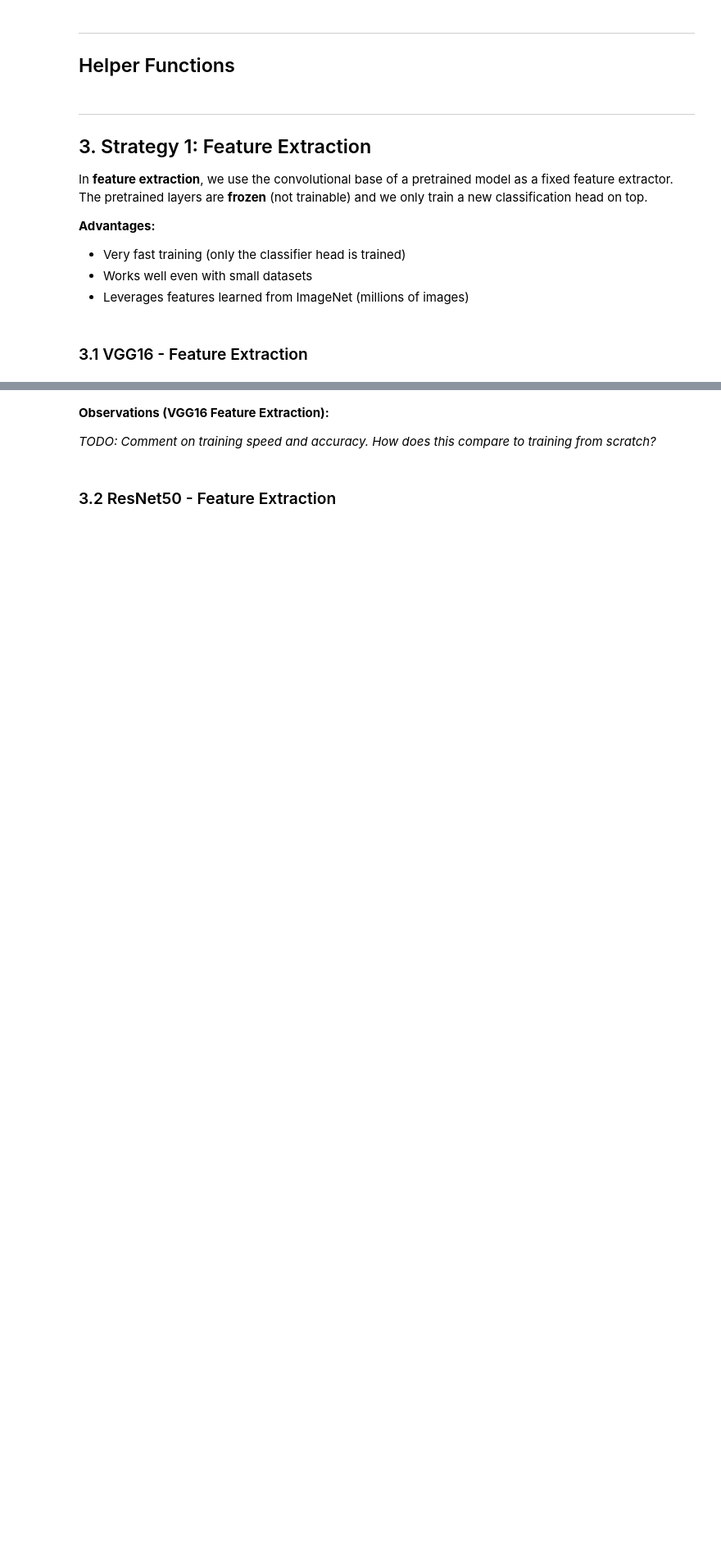
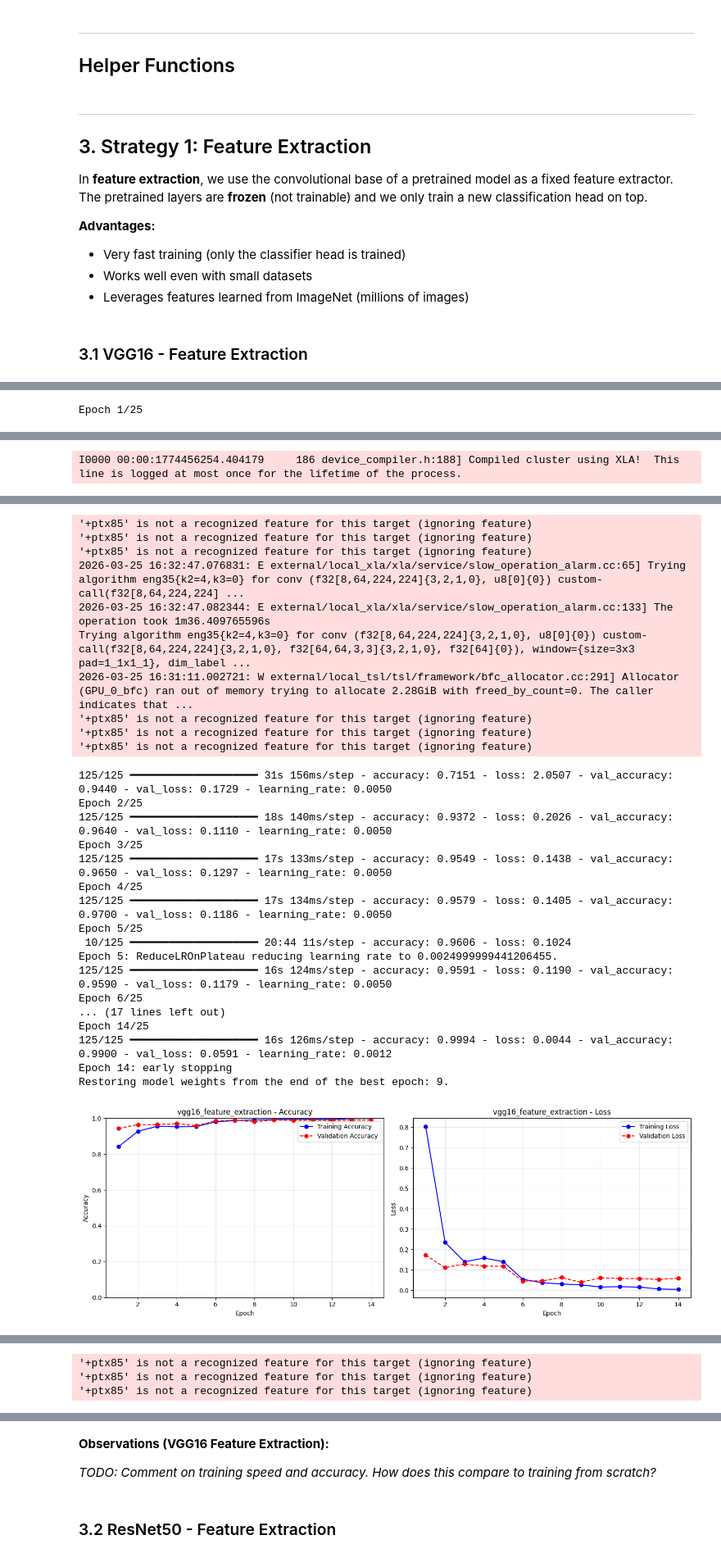
Before and after one commit to lupitia1/DL_project, a Jupyter notebook: 02_Pretrained_CNNs.ipynb, the cells around one changed output, grey strips where cells are left out. Shown at 82% size. Saved outputs shown, nothing was run; the diff lists cells and outputs as text; code cells hidden in the pictures; blank space fills up the shorter version.

```diff
--- a/02_Pretrained_CNNs.ipynb
+++ b/02_Pretrained_CNNs.ipynb
@@ -124,3 +183,11 @@ data_augmentation = keras.Sequential([
+# %%
+data_augmentation = keras.Sequential([
+    layers.RandomFlip("horizontal"),
+    layers.RandomRotation(factor=0.05, fill_mode="reflect"),
+    layers.RandomTranslation(height_factor=0.1, width_factor=0.1, fill_mode="reflect"),
+    layers.RandomZoom(height_factor=0.1, width_factor=0.1, fill_mode="reflect"),
+    layers.RandomContrast(factor=0.2),
+], name="data_augmentation")
 # %% [markdown]
 ---
 ## Helper Functions
@@ -140,6 +207,7 @@ def plot_history(history, title=""):
     ax1.set_title(f'{title} - Accuracy')
     ax1.set_xlabel('Epoch')
     ax1.set_ylabel('Accuracy')
+    ax1.set_ylim([0.0, 1.0])
     ax1.legend()
     ax1.grid(True, alpha=0.3)
 
@@ -160,22 +228,22 @@ def train_and_evaluate(model, model_name, train_ds, val_ds, test_ds, epochs):
     filepath = os.path.join(MODEL_DIR, f"{model_name}.keras")
 
     callbacks = [
-        keras.callbacks.ModelCheckpoint(
-            filepath=filepath,
-            save_best_only=True,
-            monitor='val_loss',
-            verbose=1
-        ),
+        # keras.callbacks.ModelCheckpoint(
+        #     filepath=filepath,
+        #     save_best_only=True,
+        #     monitor='val_loss',
+        #     verbose=1
+        # ),
         keras.callbacks.EarlyStopping(
             monitor='val_loss',
-            patience=10,
+            patience=5,
             restore_best_weights=True,
             verbose=1
         ),
         keras.callbacks.ReduceLROnPlateau(
             monitor='val_loss',
             factor=0.5,
-            patience=5,
+            patience=3,
             min_lr=1e-7,
             verbose=1
         )
@@ -190,7 +258,7 @@ def train_and_evaluate(model, model_name, train_ds, val_ds, test_ds, epochs):
 
     plot_history(history, title=model_name)
 
-    best_model = keras.models.load_model(filepath)
+    best_model = model
     test_loss, test_acc = best_model.evaluate(test_ds, verbose=1)
     print(f"\n{model_name} - Test Accuracy: {test_acc:.4f}, Test Loss: {test_loss:.4f}")
 
@@ -232,11 +300,12 @@ def build_vgg16_feature_extraction(input_shape=(IMG_SIZE, IMG_SIZE, 3), num_clas
     # Build the full model
     inputs = keras.Input(shape=input_shape)
     x = data_augmentation(inputs)
+    x = inputs
     x = applications.vgg16.preprocess_input(x)  # VGG16-specific preprocessing
     x = base_model(x, training=False)
     x = layers.GlobalAveragePooling2D()(x)
     x = layers.Dense(256, activation='relu')(x)
-    x = layers.Dropout(0.5)(x)
+    x = layers.Dropout(0.2)(x)
     outputs = layers.Dense(num_classes, activation='softmax')(x)
 
     model = Model(inputs=inputs, outputs=outputs, name='vgg16_feature_extraction')
@@ -251,6 +348,6 @@ print(f"Non-trainable parameters: {sum(p.size for p in vgg16_fe_model.non_traina
 # %%
 vgg16_fe_model.compile(
-    optimizer='adam',
+    optimizer=keras.optimizers.Adam(learning_rate=5e-3),
     loss='sparse_categorical_crossentropy',
     metrics=['accuracy']
 )
@@ -261,3 +358,5 @@ result_vgg16_fe = train_and_evaluate(
     epochs=EPOCHS_FE
 )
 results.append(result_vgg16_fe)
+# %% [output]
+Epoch 1/25
@@ -263,0 +381 @@ results.append(result_vgg16_fe)
+I0000 00:00:1774456254.404179     186 device_compiler.h:188] Compiled cluster using XLA!  This line is logged at most once for the lifetime of the process.
@@ -263,0 +383,28 @@ results.append(result_vgg16_fe)
+'+ptx85' is not a recognized feature for this target (ignoring feature)
+'+ptx85' is not a recognized feature for this target (ignoring feature)
+'+ptx85' is not a recognized feature for this target (ignoring feature)
+2026-03-25 16:32:47.076831: E external/local_xla/xla/service/slow_operation_alarm.cc:65] Trying algorithm eng35{k2=4,k3=0} for conv (f32[8,64,224,224]{3,2,1,0}, u8[0]{0}) custom-call(f32[8,64,224,224] ...
+2026-03-25 16:32:47.082344: E external/local_xla/xla/service/slow_operation_alarm.cc:133] The operation took 1m36.409765596s
+Trying algorithm eng35{k2=4,k3=0} for conv (f32[8,64,224,224]{3,2,1,0}, u8[0]{0}) custom-call(f32[8,64,224,224]{3,2,1,0}, f32[64,64,3,3]{3,2,1,0}, f32[64]{0}), window={size=3x3 pad=1_1x1_1}, dim_label ...
+2026-03-25 16:31:11.002721: W external/local_tsl/tsl/framework/bfc_allocator.cc:291] Allocator (GPU_0_bfc) ran out of memory trying to allocate 2.28GiB with freed_by_count=0. The caller indicates that ...
+'+ptx85' is not a recognized feature for this target (ignoring feature)
+'+ptx85' is not a recognized feature for this target (ignoring feature)
+'+ptx85' is not a recognized feature for this target (ignoring feature)
+125/125 ━━━━━━━━━━━━━━━━━━━━ 31s 156ms/step - accuracy: 0.7151 - loss: 2.0507 - val_accuracy: 0.9440 - val_loss: 0.1729 - learning_rate: 0.0050
+Epoch 2/25
+125/125 ━━━━━━━━━━━━━━━━━━━━ 18s 140ms/step - accuracy: 0.9372 - loss: 0.2026 - val_accuracy: 0.9640 - val_loss: 0.1110 - learning_rate: 0.0050
+Epoch 3/25
+125/125 ━━━━━━━━━━━━━━━━━━━━ 17s 133ms/step - accuracy: 0.9549 - loss: 0.1438 - val_accuracy: 0.9650 - val_loss: 0.1297 - learning_rate: 0.0050
+Epoch 4/25
+125/125 ━━━━━━━━━━━━━━━━━━━━ 17s 134ms/step - accuracy: 0.9579 - loss: 0.1405 - val_accuracy: 0.9700 - val_loss: 0.1186 - learning_rate: 0.0050
+Epoch 5/25
+ 10/125 ━━━━━━━━━━━━━━━━━━━━ 20:44 11s/step - accuracy: 0.9606 - loss: 0.1024
+Epoch 5: ReduceLROnPlateau reducing learning rate to 0.0024999999441206455.
+125/125 ━━━━━━━━━━━━━━━━━━━━ 16s 124ms/step - accuracy: 0.9591 - loss: 0.1190 - val_accuracy: 0.9590 - val_loss: 0.1179 - learning_rate: 0.0050
+Epoch 6/25
+... (17 lines left out)
+Epoch 14/25
+125/125 ━━━━━━━━━━━━━━━━━━━━ 16s 126ms/step - accuracy: 0.9994 - loss: 0.0044 - val_accuracy: 0.9900 - val_loss: 0.0591 - learning_rate: 0.0012
+Epoch 14: early stopping
+Restoring model weights from the end of the best epoch: 9.
+[figure, added]
@@ -263,0 +412,3 @@ results.append(result_vgg16_fe)
+'+ptx85' is not a recognized feature for this target (ignoring feature)
+'+ptx85' is not a recognized feature for this target (ignoring feature)
+'+ptx85' is not a recognized feature for this target (ignoring feature)
```
Also changed, not shown: parts of 28 cells of this notebook.
